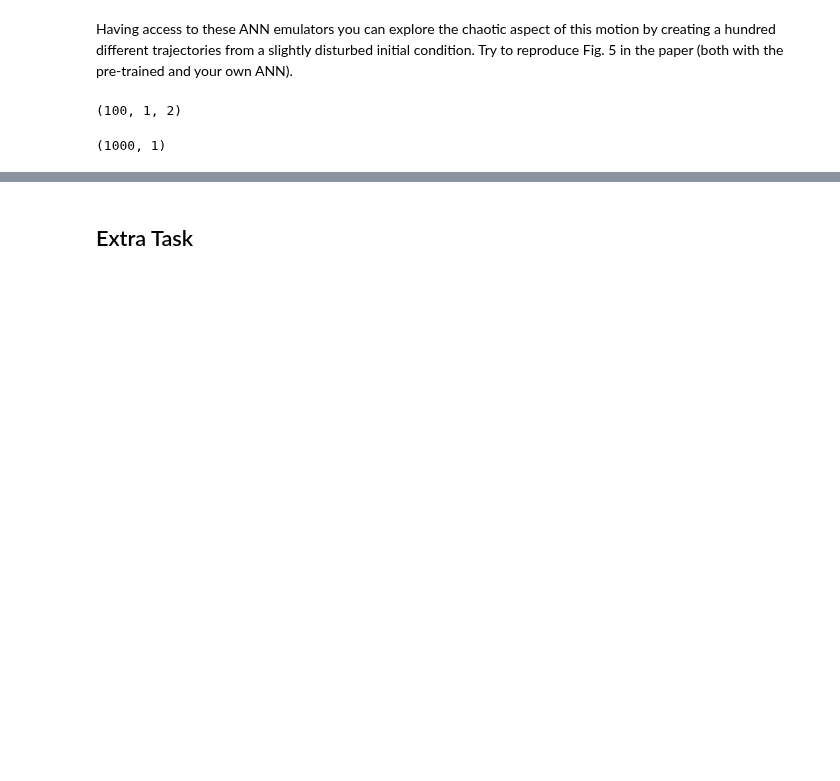
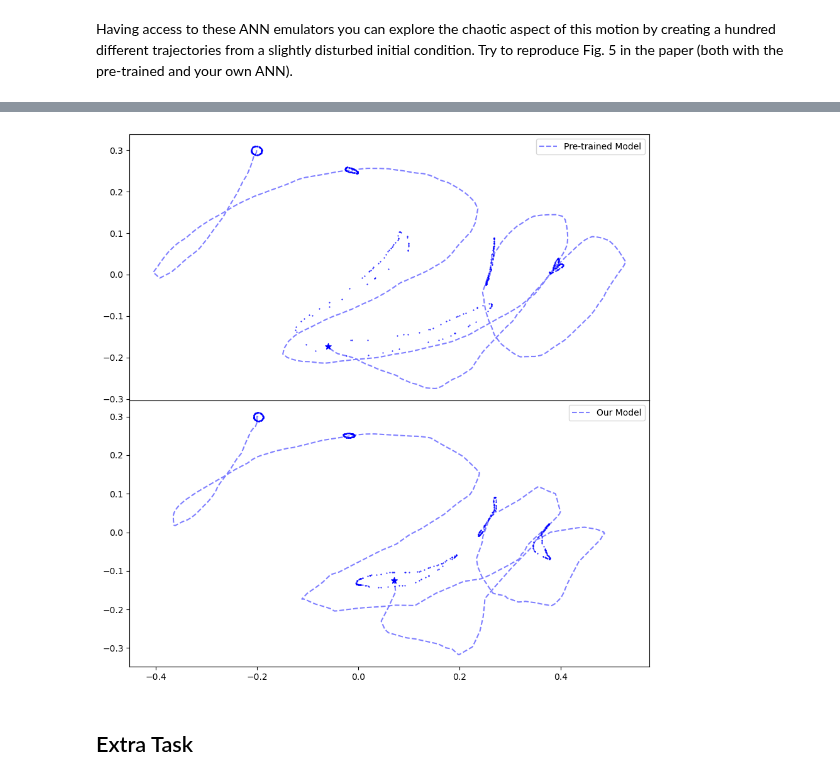
Before and after one commit to stach/lfd-project, a Jupyter notebook: Project2/project2.ipynb, the cells around one changed output, grey strips where cells are left out. Saved outputs shown, nothing was run; the diff lists cells and outputs as text; code cells hidden in the pictures; blank space fills up the shorter version.

```diff
--- a/Project2/project2.ipynb
+++ b/Project2/project2.ipynb
@@ -555,23 +507,24 @@ print(end - start)
 Having access to these ANN emulators you can explore the chaotic aspect of this motion by creating a hundred different trajectories from a slightly disturbed initial condition. Try to reproduce Fig. 5 in the paper (both with the pre-trained and your own ANN).
 # %%
 def f_rad(N, center=(-0.2, 0.3), rad=0.01):
+    """
+    Creates N random inital positions on a circle of radius rad centered at center.
+
+    Args:
+        N (int): Number of points
+        center (array): Default (-0.2, 0.3), center coordinates (x,y) of the circle
+        rad (float): Default 0.01, radius of the circle
+
+    Returns:
+        points (array): array of shape (N,2) containing random points on the circle
+    """
     theta = np.random.rand(N)*2*np.pi
     x = center[0] + rad * np.cos(theta)
     y = center[1] + rad * np.sin(theta)
     return np.vstack((x,y)).T
 
 
-# create dataset
-
-data_circ = f_rad(100)
+# create initial positions on the circle
+N = 100
+data_circ = f_rad(N)
 # print(data_circ.shape)
-
-b = np.expand_dims(data_circ, 1)
-print(b.shape)
-# x = np.concatenate((b,a), axis=2)
-# %% [output]
-(100, 1, 2)
-# %%
-np.expand_dims(x[0,:,0],1).shape
-# %% [output]
-(1000, 1)
@@ -579,0 +531,32 @@ N=100
+# %%
+fig, axs = plt.subplots(nrows=2, ncols=1, figsize=(9,9), sharex=True)
+for mm, title, ax in zip([pre_trained_model, model], ["Pre-trained Model", "Our Model"], axs):
+
+    # plot the central trajectory
+    center = np.array([-0.2,0.3])
+    input_data_center = np.hstack((X_train[0,:,0].reshape(1000,1),np.full((1000,2),center)))
+
+    yhat = mm.predict(input_data_center)
+
+    p1_hat, p2_hat, p3_hat = get_trajectories(yhat)
+    trace = p2_hat[:973]
+
+    ax.plot(trace[:,0],trace[:,1], color='b', ls='--', alpha=0.5, label=title)
+    ax.scatter(trace[-1,0], trace[-1,1], s=50, color='b', marker='*', zorder=5)
+
+    for start_pos in data_circ:
+        input_data = np.hstack((X_train[0,:,0].reshape(1000,1),np.full((1000,2),start_pos)))
+
+        yhat = mm.predict(input_data)
+
+        idcs = np.searchsorted(X_train[0,:,0], [0.0, 0.95, 1.9, 2.95, 3.8])
+
+        p1_hat, p2_hat, p3_hat = get_trajectories(yhat)
+        trace = p2_hat[idcs]
+
+        ax.plot(trace[:,0],trace[:,1], color='b', marker='.', ms=1, lw=0)
+    ax.legend()
+
+fig.tight_layout()
+fig.subplots_adjust(hspace=0)
+# %% [output]
@@ -580,3 +580,4 @@ N=100
+[figure, added]
 # %% [markdown]
 ## Extra Task
 # %% [markdown]
```
Also changed, not shown: parts of 23 cells of this notebook.
